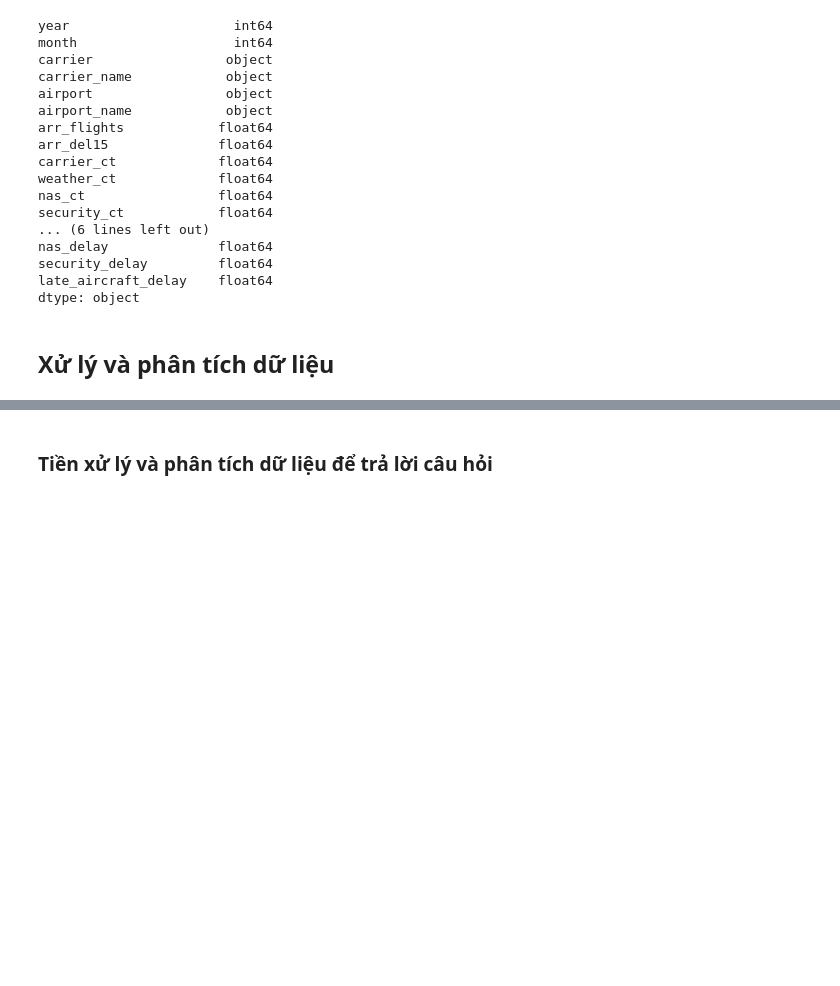
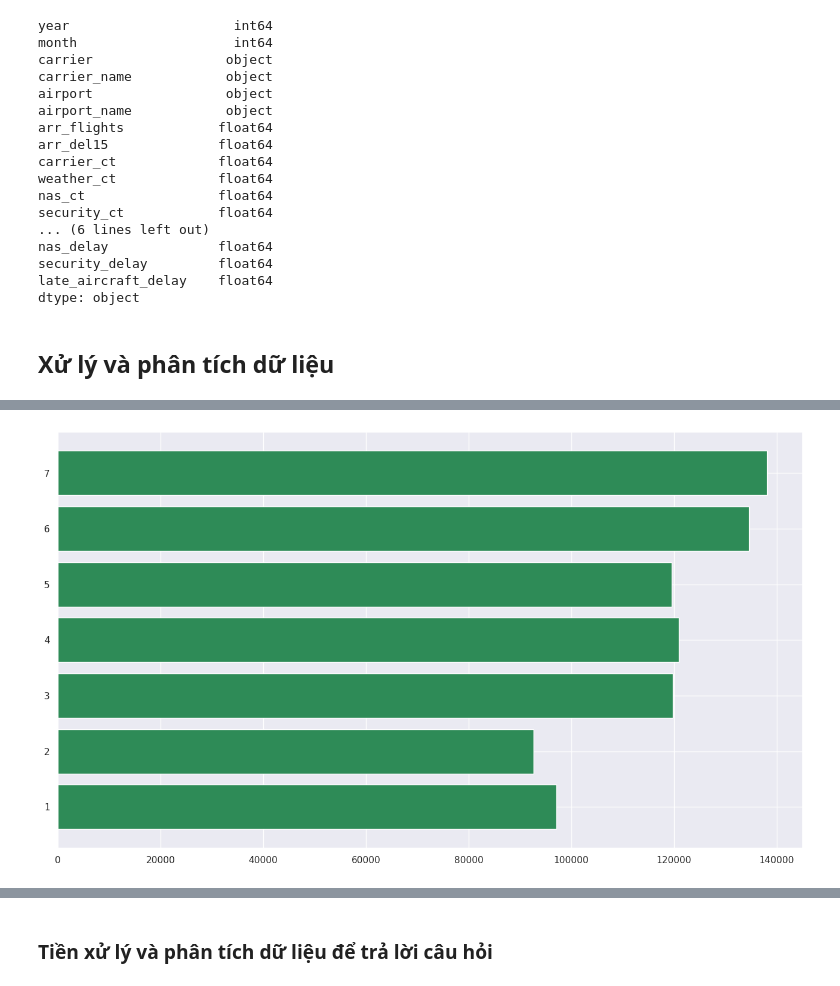
Before and after one commit to anhtran-20/ProDS_TH_Project, a Jupyter notebook: Xử_Lý_Dữ_Liệu.ipynb, the cells around one changed output, grey strips where cells are left out. Drawn from its saved outputs; the diff is of its cells as text; code cells hidden in the pictures; blank space fills up the shorter version.

```diff
--- a/Xử_Lý_Dữ_Liệu.ipynb
+++ b/Xử_Lý_Dữ_Liệu.ipynb
@@ -102,0 +103,18 @@ a['late_aircraft_ct'].sum()
+# %%
+data_2=df.loc[df['year']==2022]
+
+data_2=data_2[['year','month','arr_flights','arr_del15']]
+months=list(set(data_2['month']))
+data_2=data_2.groupby(['year','month']).sum()
+data_2
+
+# Figure Size
+fig, ax = plt.subplots(figsize =(16, 9))
+
+# Horizontal Bar Plot
+ax.barh(months,data_2['arr_del15'].values,color='seagreen')
+
+# Show Plot
+plt.show()
+# %% [output]
+[figure, added]
```
Also changed, not shown: parts of 16 cells of this notebook.
